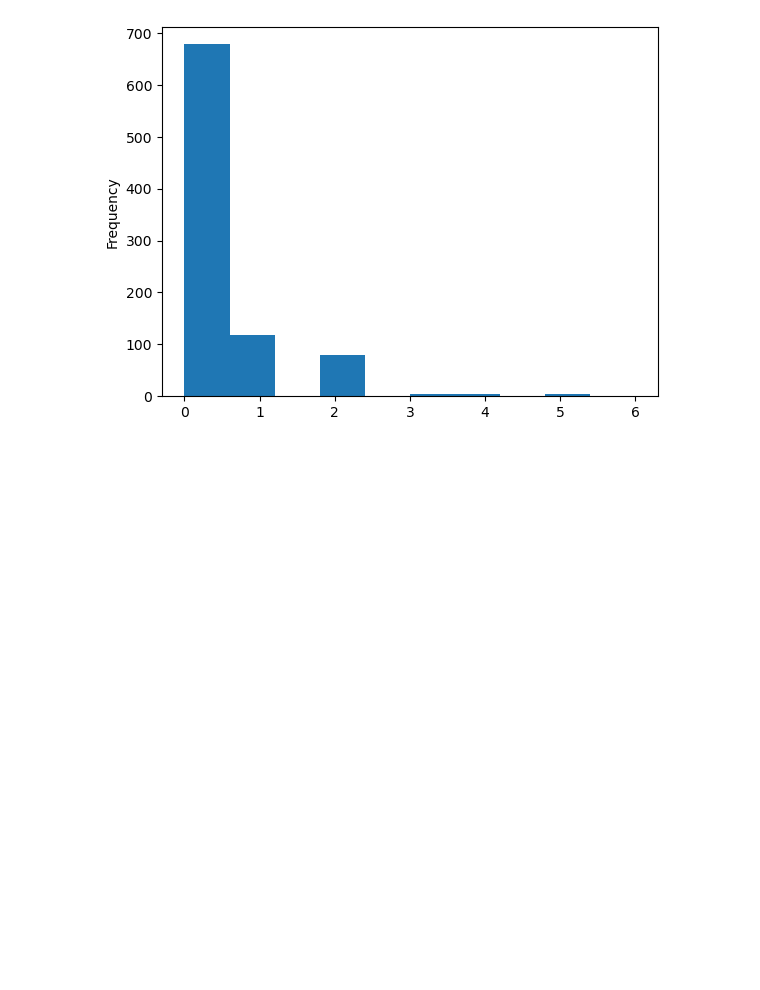
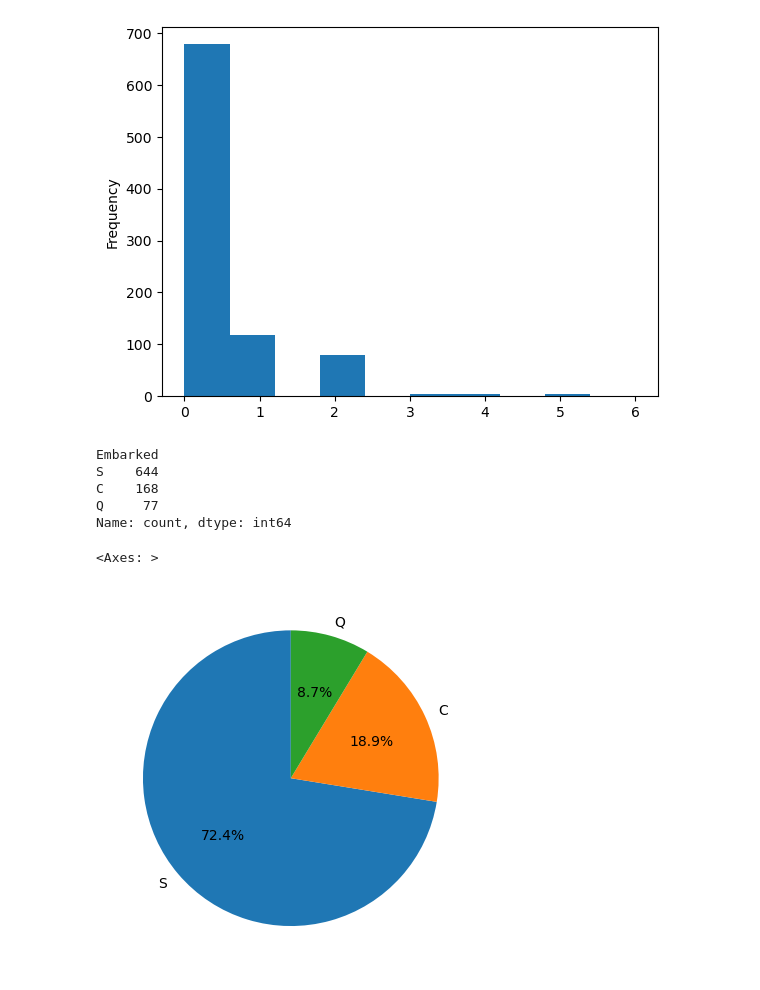
Before and after one commit to ipartzix/AI-ML-ENGINEERING-JOURNY, a Jupyter notebook: 10_Projects/02_Titanic_EDA_Project/notebooks/eda_analysis.ipynb, the cells around one changed output. Cells and saved outputs as stored; diff of their text form; code cells hidden in the pictures; blank space fills up the shorter version.

Commit message:
feat(EDA): Embarked analysis done

```diff
--- a/10_Projects/02_Titanic_EDA_Project/notebooks/eda_analysis.ipynb
+++ b/10_Projects/02_Titanic_EDA_Project/notebooks/eda_analysis.ipynb
@@ -275,3 +275,17 @@ df["Parch"].plot(kind ="hist")
 # %% [output]
 <Axes: ylabel='Frequency'>
 [figure]
+# %%
+df["Embarked"].value_counts
+# %% [output]
+Embarked
+S    644
+C    168
+Q     77
+Name: count, dtype: int64
+# %%
+df["Embarked"].value_counts().plot(kind ="pie",autopct="%1.1f%%",  # <--- THIS shows percentages
+    startangle=90 )
+# %% [output]
+<Axes: >
+[figure, added]
```
